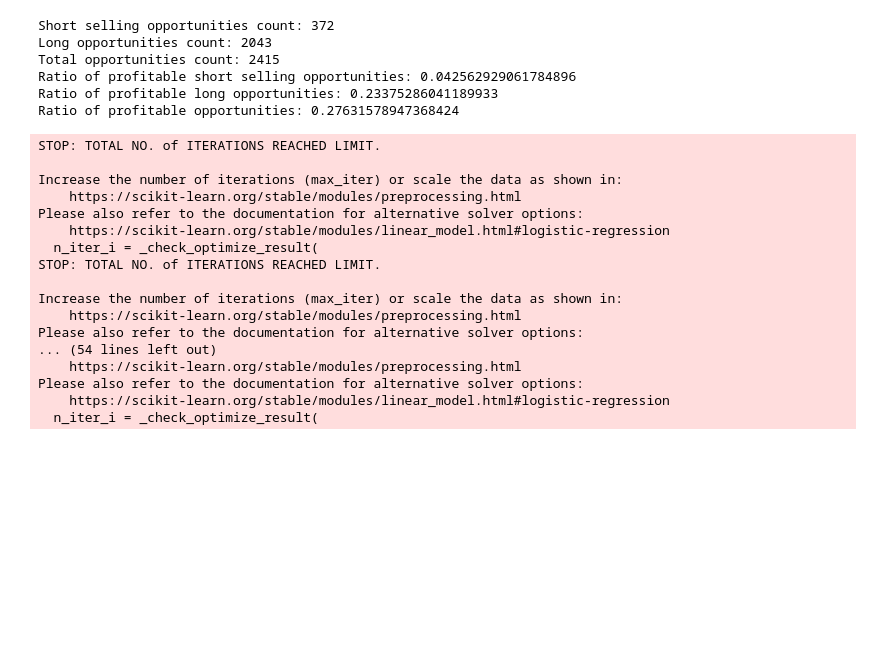
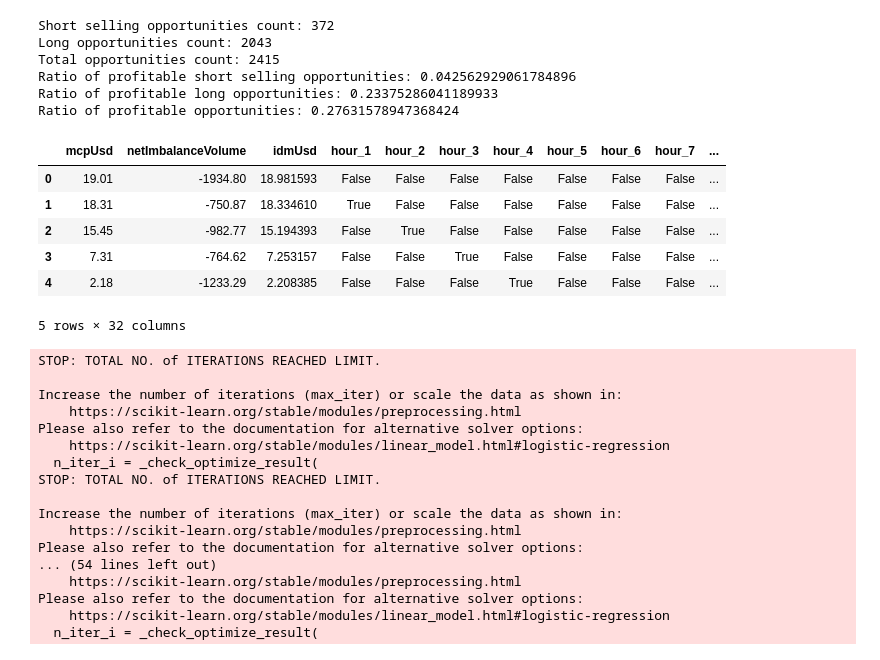
Before and after one commit to MuhammedNecatiPolat/TurkishEnergyMarkets, a Jupyter notebook: classification.ipynb, the cells around one changed output. Drawn from its saved outputs; the diff is of its cells as text; code cells hidden in the pictures; blank space fills up the shorter version.

```diff
--- a/classification.ipynb
+++ b/classification.ipynb
@@ -95,5 +95,15 @@ y = df['is_long_profitable']
 # %%
 X = pd.get_dummies(X, columns=['hour', 'dayOfWeek'], drop_first=True)
+# %%
+X.head()
+# %% [output]
+|  | mcpUsd | netImbalanceVolume | idmUsd | hour_1 | hour_2 | hour_3 | hour_4 | hour_5 | hour_6 | hour_7 | ... |
+| 0 | 19.01 | -1934.80 | 18.981593 | False | False | False | False | False | False | False | ... |
+| 1 | 18.31 | -750.87 | 18.334610 | True | False | False | False | False | False | False | ... |
+| 2 | 15.45 | -982.77 | 15.194393 | False | True | False | False | False | False | False | ... |
+| 3 | 7.31 | -764.62 | 7.253157 | False | False | True | False | False | False | False | ... |
+| 4 | 2.18 | -1233.29 | 2.208385 | False | False | False | True | False | False | False | ... |
+5 rows × 32 columns
 # %%
 from sklearn.model_selection import train_test_split
 
```
Also changed, not shown: parts of 12 cells of this notebook, 9 other files.
